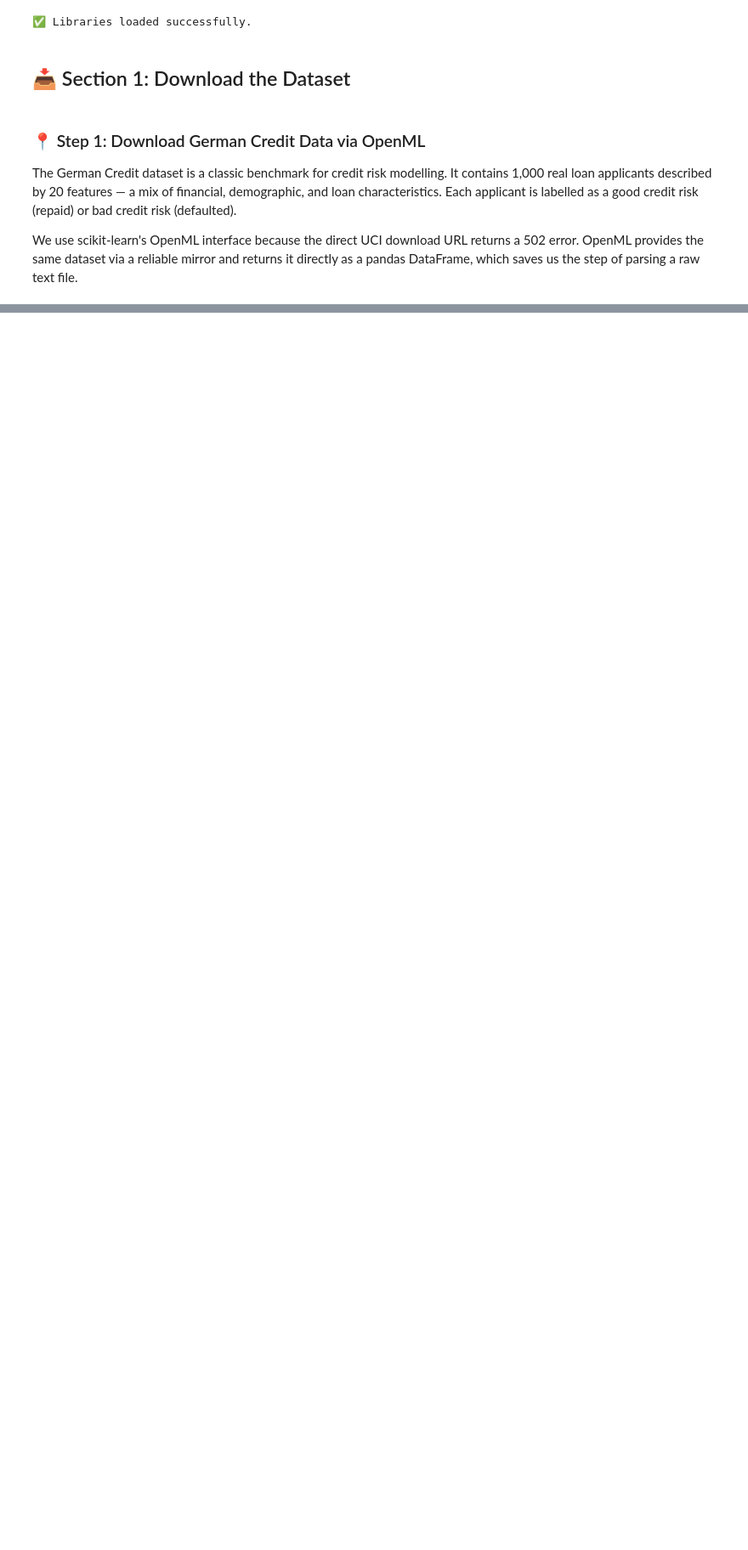
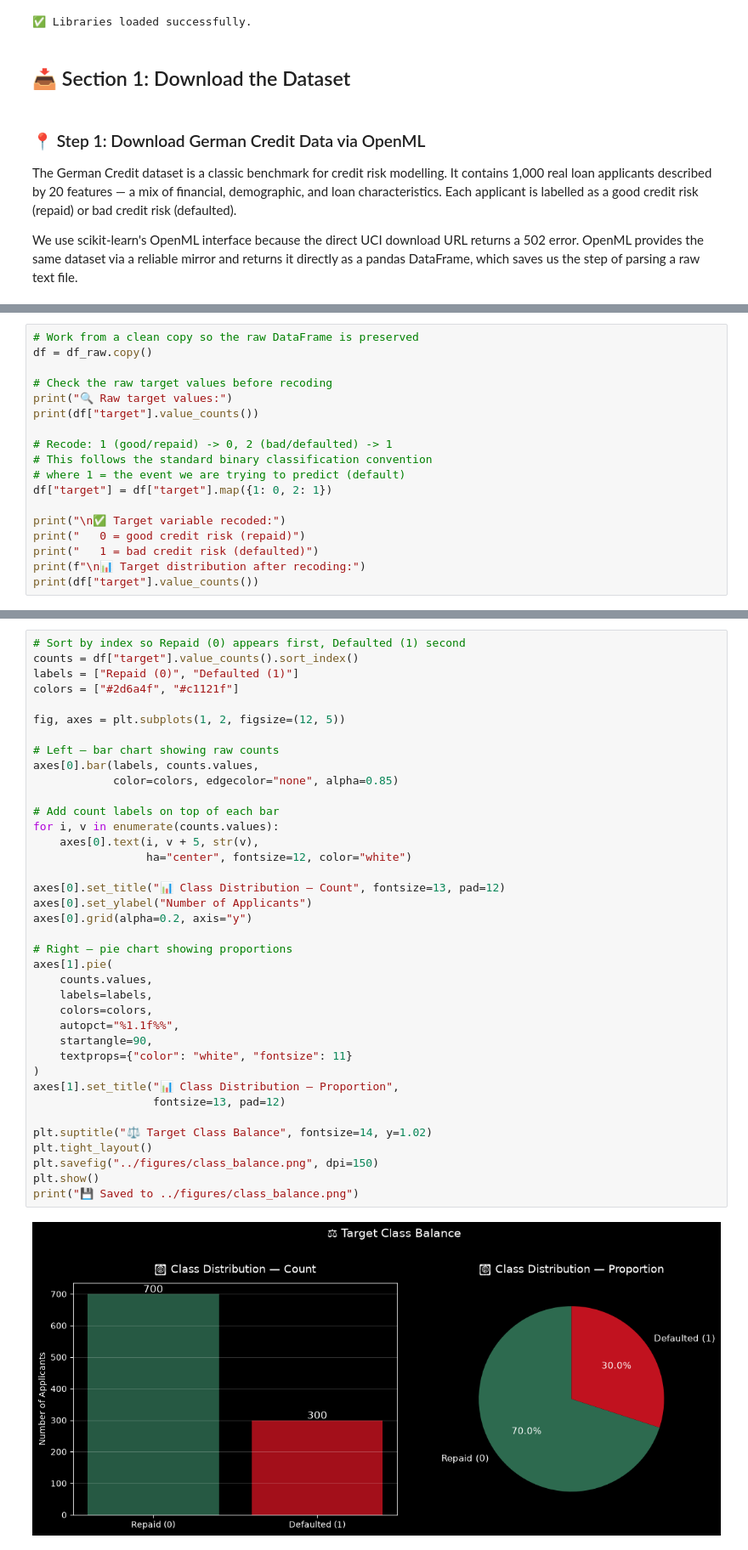
Before and after one commit to jinxiangjessiezjx/credit-default-prediction, a Jupyter notebook: notebooks/NB01-Data-Collection.ipynb, the cells around one changed output, grey strips where cells are left out. Shown at 85% size. Drawn from its saved outputs; the diff is of its cells as text; blank space fills up the shorter version.

```diff
--- a/notebooks/NB01-Data-Collection.ipynb
+++ b/notebooks/NB01-Data-Collection.ipynb
@@ -115,0 +306,18 @@ URLError: <urlopen error [SSL: CERTIFICATE_VERIFY_FAILED] certificate verify fai
+# %%
+# Work from a clean copy so the raw DataFrame is preserved
+df = df_raw.copy()
+
+# Check the raw target values before recoding
+print("🔍 Raw target values:")
+print(df["target"].value_counts())
+
+# Recode: 1 (good/repaid) -> 0, 2 (bad/defaulted) -> 1
+# This follows the standard binary classification convention
+# where 1 = the event we are trying to predict (default)
+df["target"] = df["target"].map({1: 0, 2: 1})
+
+print("\n✅ Target variable recoded:")
+print("   0 = good credit risk (repaid)")
+print("   1 = bad credit risk (defaulted)")
+print(f"\n📊 Target distribution after recoding:")
+print(df["target"].value_counts())
@@ -115,0 +354,40 @@ URLError: <urlopen error [SSL: CERTIFICATE_VERIFY_FAILED] certificate verify fai
+# %%
+# Sort by index so Repaid (0) appears first, Defaulted (1) second
+counts = df["target"].value_counts().sort_index()
+labels = ["Repaid (0)", "Defaulted (1)"]
+colors = ["#2d6a4f", "#c1121f"]
+
+fig, axes = plt.subplots(1, 2, figsize=(12, 5))
+
+# Left — bar chart showing raw counts
+axes[0].bar(labels, counts.values,
+            color=colors, edgecolor="none", alpha=0.85)
+
+# Add count labels on top of each bar
+for i, v in enumerate(counts.values):
+    axes[0].text(i, v + 5, str(v),
+                 ha="center", fontsize=12, color="white")
+
+axes[0].set_title("📊 Class Distribution — Count", fontsize=13, pad=12)
+axes[0].set_ylabel("Number of Applicants")
+axes[0].grid(alpha=0.2, axis="y")
+
+# Right — pie chart showing proportions
+axes[1].pie(
+    counts.values,
+    labels=labels,
+    colors=colors,
+    autopct="%1.1f%%",
+    startangle=90,
+    textprops={"color": "white", "fontsize": 11}
+)
+axes[1].set_title("📊 Class Distribution — Proportion",
+                  fontsize=13, pad=12)
+
+plt.suptitle("⚖️ Target Class Balance", fontsize=14, y=1.02)
+plt.tight_layout()
+plt.savefig("../figures/class_balance.png", dpi=150)
+plt.show()
+print("💾 Saved to ../figures/class_balance.png")
+# %% [output]
+[figure, added]
```
Also changed, not shown: parts of 27 cells of this notebook, 6 other files.
